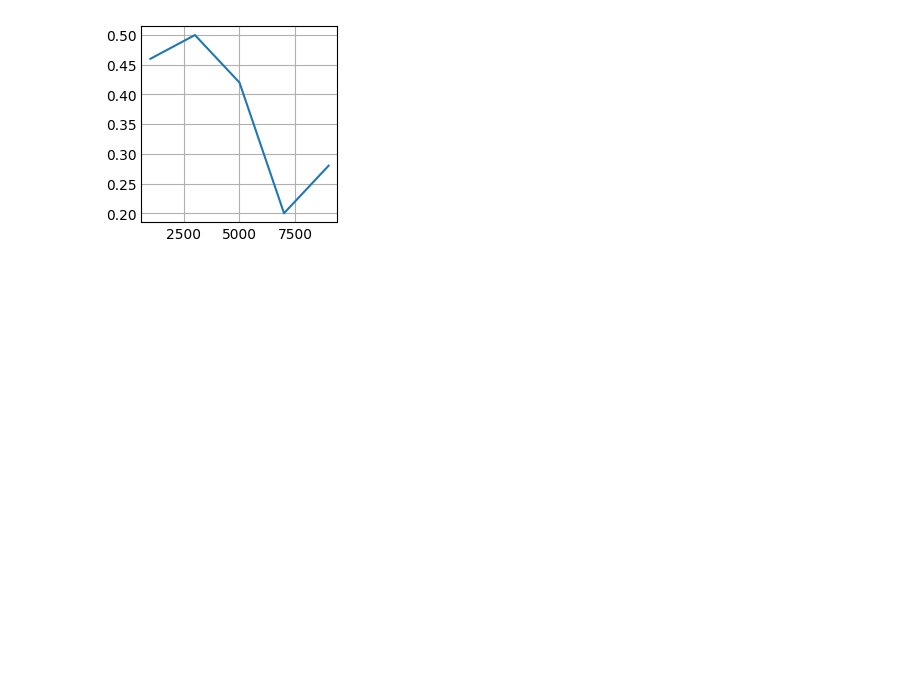
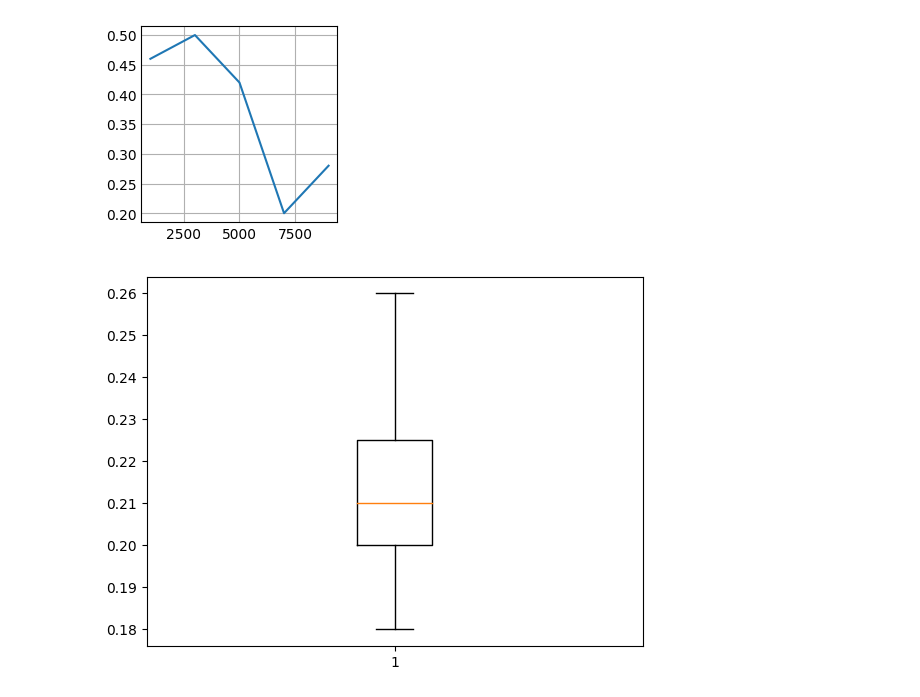
Before and after one commit to fcrozatier/voting-systems-benchmark, a Jupyter notebook: src/crowd_bt/crowd_bt.ipynb, the cells around one changed output. Drawn from its saved outputs; the diff is of its cells as text; code cells hidden in the pictures; blank space fills up the shorter version.

Commit message:
perform benchmark

```diff
--- a/src/crowd_bt/crowd_bt.ipynb
+++ b/src/crowd_bt/crowd_bt.ipynb
@@ -19,3 +19,13 @@ plt.plot(list(budget), L)
 plt.show()
 # %% [output]
 [figure]
+# %%
+import json
+
+L = [CrowdBT(500, 15000, CrowdBTPairings, rematch=1, p=0.9).score() for _ in range(20)]
+
+plt.boxplot(L)
+with open("benchmark.json","w") as f:
+  json.dump(L, f, indent=2)
+# %% [output]
+[figure, added]
```
Also changed, not shown: 2 other files.
